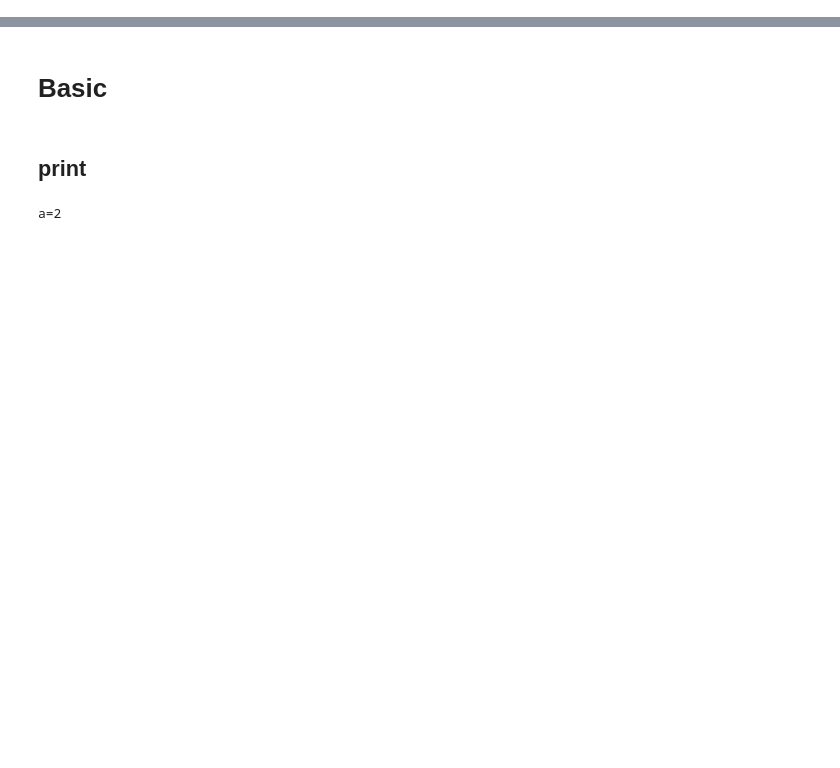
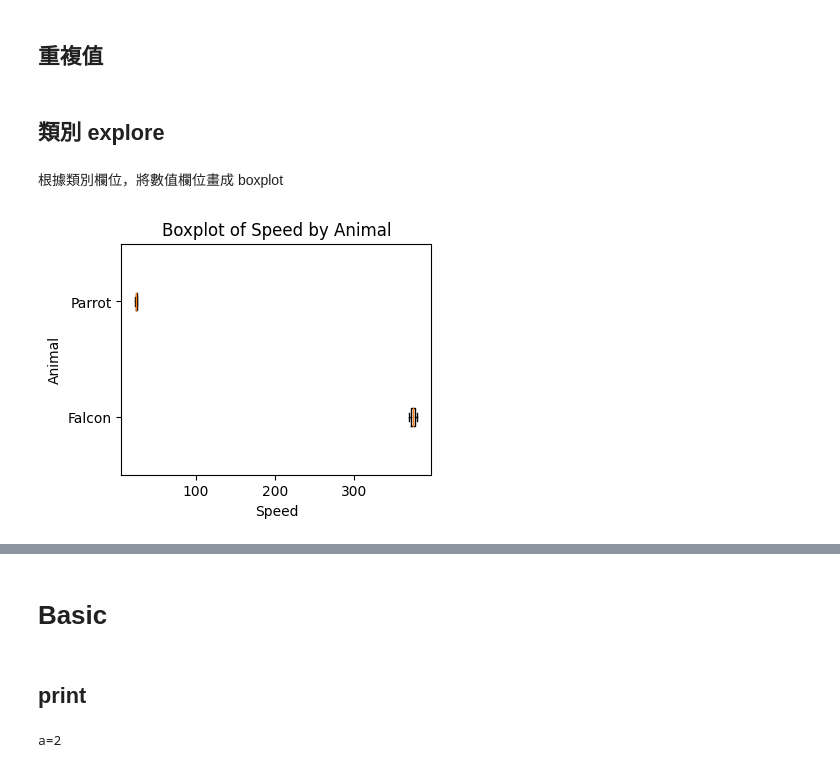
Before and after one commit to tinafanfan/My-Python, a Jupyter notebook: My_Python.ipynb, the cells around one changed output, grey strips where cells are left out. Cells and saved outputs as stored; diff of their text form; code cells hidden in the pictures; blank space fills up the shorter version.

```diff
--- a/My_Python.ipynb
+++ b/My_Python.ipynb
@@ -5,0 +73,2 @@ import pandas as pd
+# %% [markdown]
+## 重複值
@@ -5,0 +85,23 @@ import pandas as pd
+# %% [markdown]
+## 類別 explore
+# %% [markdown]
+根據類別欄位，將數值欄位畫成 boxplot
+# %%
+df = pd.DataFrame({'Animal': ['Falcon', 'Falcon',
+                              'Parrot', 'Parrot'],
+                   'Speed': [380., 370., 24., 26.]})
+ls = []
+
+# 遍歷每個類別，將相應的Load數據添加到列表中
+for zone, data in df.groupby('Animal')['Speed']:
+    ls.append(data)
+
+# 繪製箱形圖
+plt.figure(figsize=(4, 3))
+plt.boxplot(ls, labels=df['Animal'].unique(), vert=False)
+plt.xlabel('Speed')
+plt.ylabel('Animal')
+plt.title('Boxplot of Speed by Animal')
+plt.show()
+# %% [output]
+[figure, added]
```
Also changed, not shown: parts of 56 cells of this notebook.
